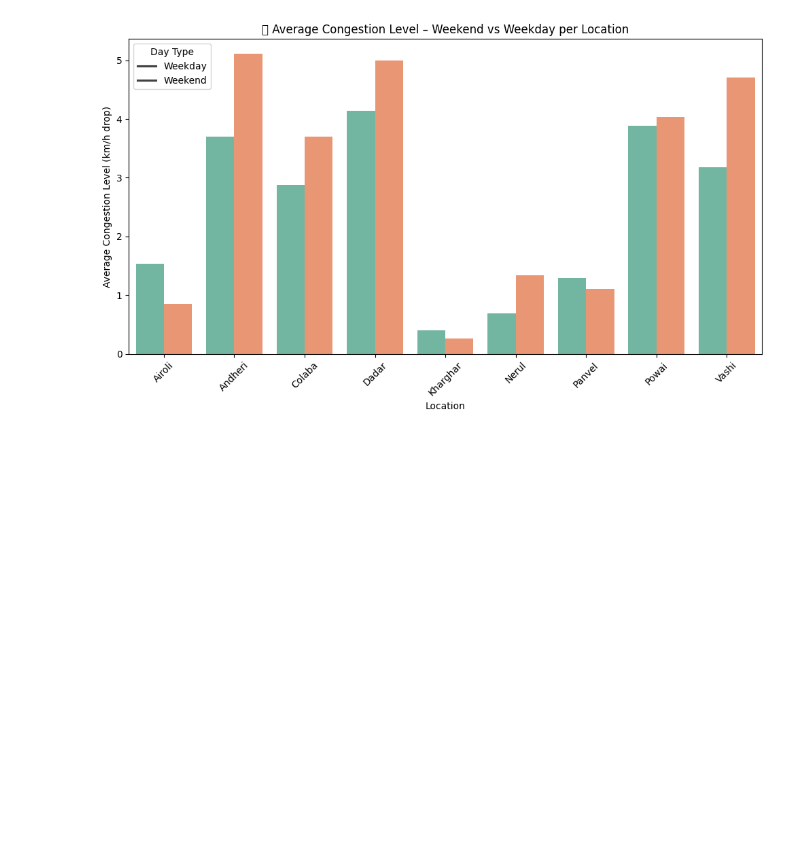
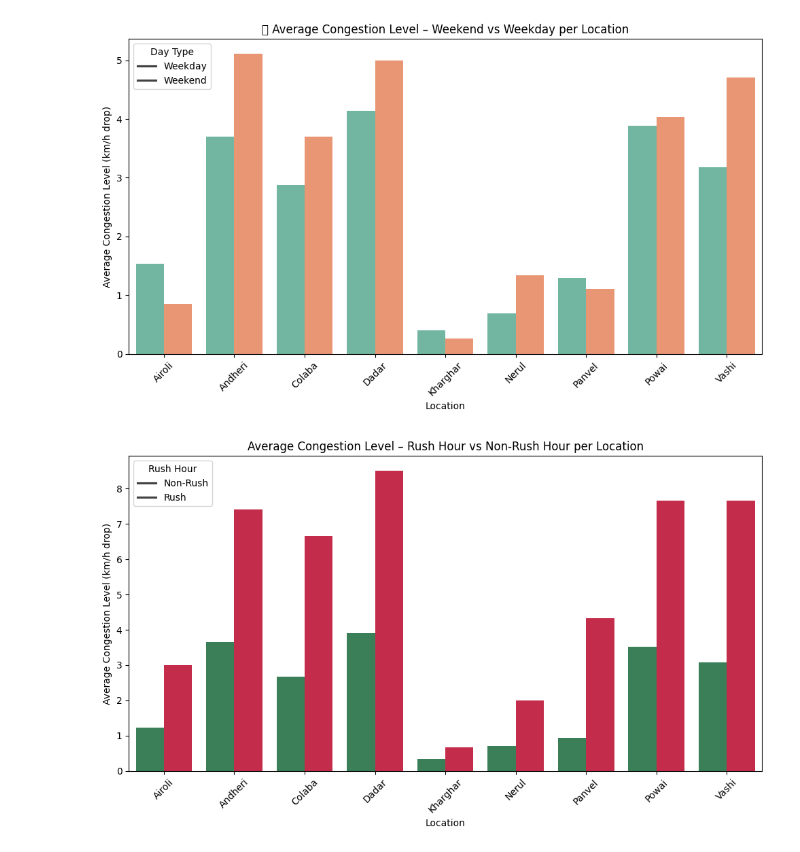
Before and after one commit to srgmnagar/traffic-congestion-analyzer, a Jupyter notebook: notebooks/data_analysis.ipynb, the cells around one changed output. Cells and saved outputs as stored; diff of their text form; code cells hidden in the pictures; blank space fills up the shorter version.

Commit message:
more plots added

```diff
--- a/notebooks/data_analysis.ipynb
+++ b/notebooks/data_analysis.ipynb
@@ -401,3 +398,19 @@ plt.tight_layout()
 plt.show()
 # %% [output]
 [figure]
+# %%
+# Custom palette for clarity
+palette_colors = {0: "seagreen", 1: "crimson"}  # 0=Non-Rush, 1=Rush
+
+plt.figure(figsize=(10,6))
+sns.barplot(data=rush_avg, x='location_name', y='congestion_level', hue='is_rush_hour', palette=palette_colors)
+
+plt.title("Average Congestion Level – Rush Hour vs Non-Rush Hour per Location")
+plt.xlabel("Location")
+plt.ylabel("Average Congestion Level (km/h drop)")
+plt.legend(title="Rush Hour", labels=['Non-Rush','Rush'])
+plt.xticks(rotation=45)
+plt.tight_layout()
+plt.show()
+# %% [output]
+[figure, added]
```
Also changed, not shown: parts of 8 cells of this notebook.
